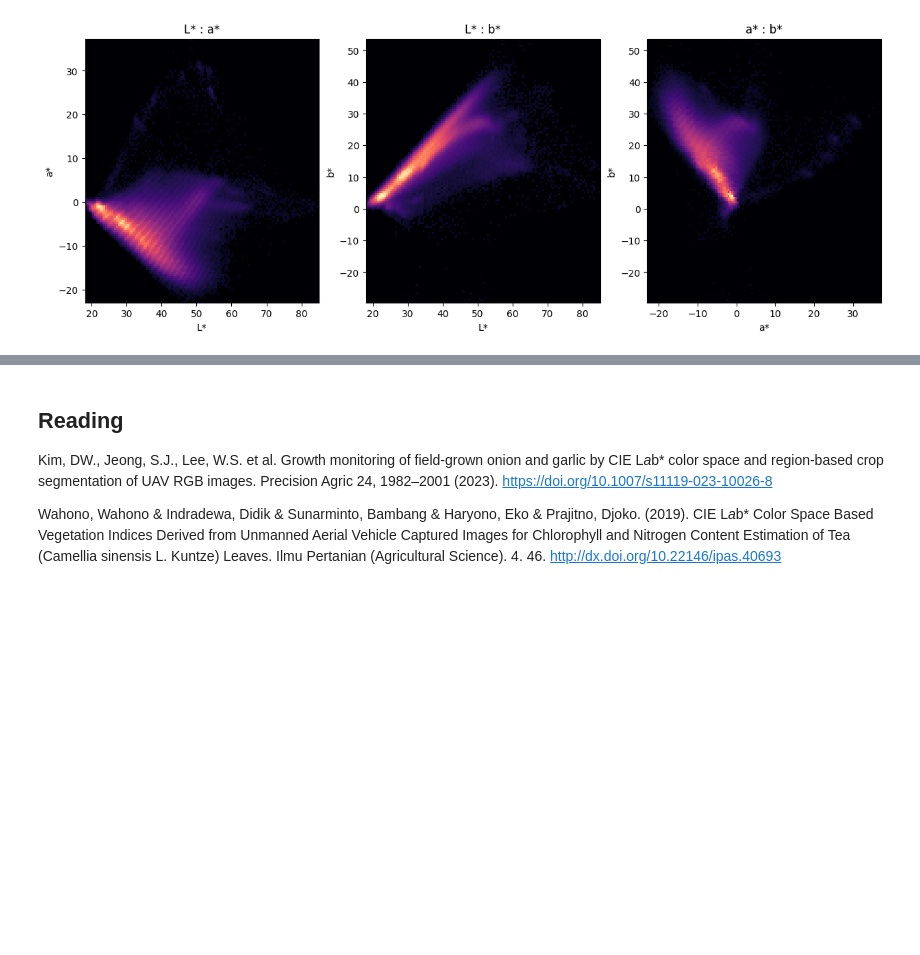
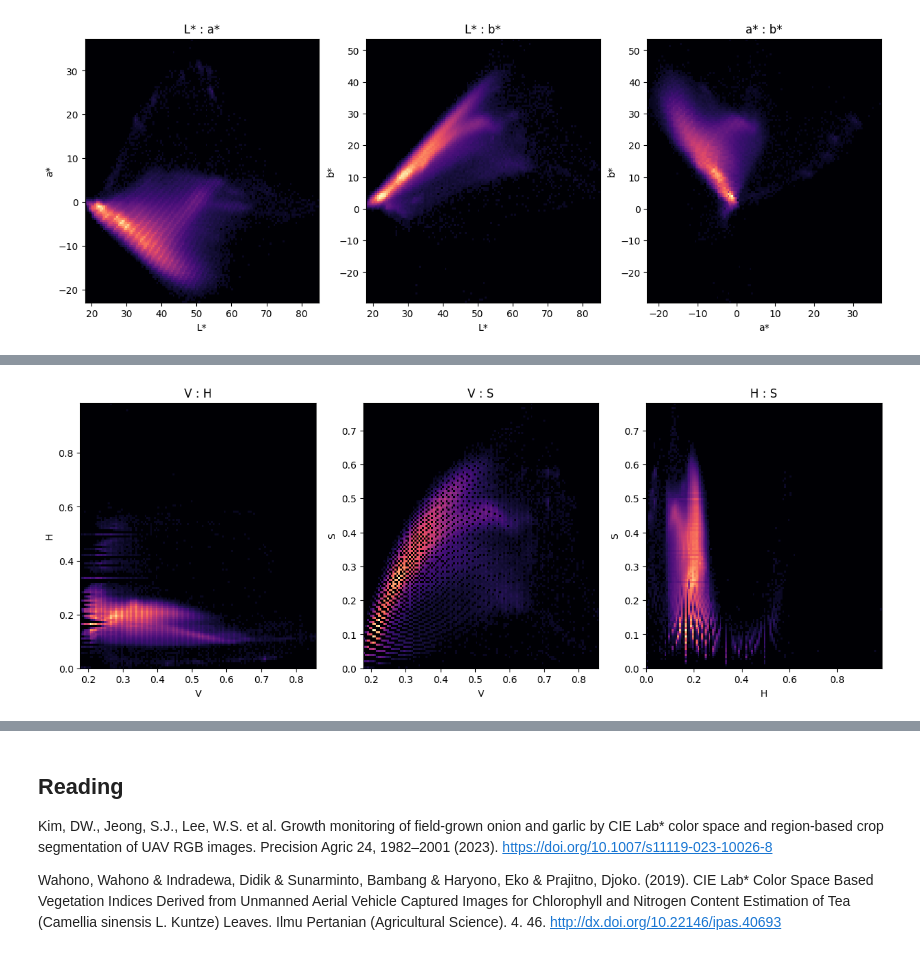
Before and after one commit to mrahnis/nb-vegetation, a Jupyter notebook: Step-01-Veggie-View.ipynb, the cells around one changed output, grey strips where cells are left out. Cells and saved outputs as stored; diff of their text form; code cells hidden in the pictures; blank space fills up the shorter version.

```diff
--- a/Step-01-Veggie-View.ipynb
+++ b/Step-01-Veggie-View.ipynb
@@ -219,0 +218,21 @@ plt.show()
+# %%
+gamma = 0.25
+
+fig, (ax0, ax1, ax2) = plt.subplots(ncols=3, figsize=(15, 5))
+
+ax0.hist2d(V.ravel(), H.ravel(), bins=128, norm=colors.PowerNorm(gamma), cmap='magma')
+ax0.set_title("V : H")
+ax0.set_xlabel('V')
+ax0.set_ylabel('H')
+ax1.hist2d(V.ravel(), S.ravel(), bins=128, norm=colors.PowerNorm(gamma), cmap='magma')
+ax1.set_title("V : S")
+ax1.set_xlabel('V')
+ax1.set_ylabel('S')
+ax2.hist2d(H.ravel(), S.ravel(), bins=128, norm=colors.PowerNorm(gamma), cmap='magma')
+ax2.set_title("H : S")
+ax2.set_xlabel('H')
+ax2.set_ylabel('S')
+
+plt.show()
+# %% [output]
+[figure, added]
```
Also changed, not shown: parts of 13 cells of this notebook.
